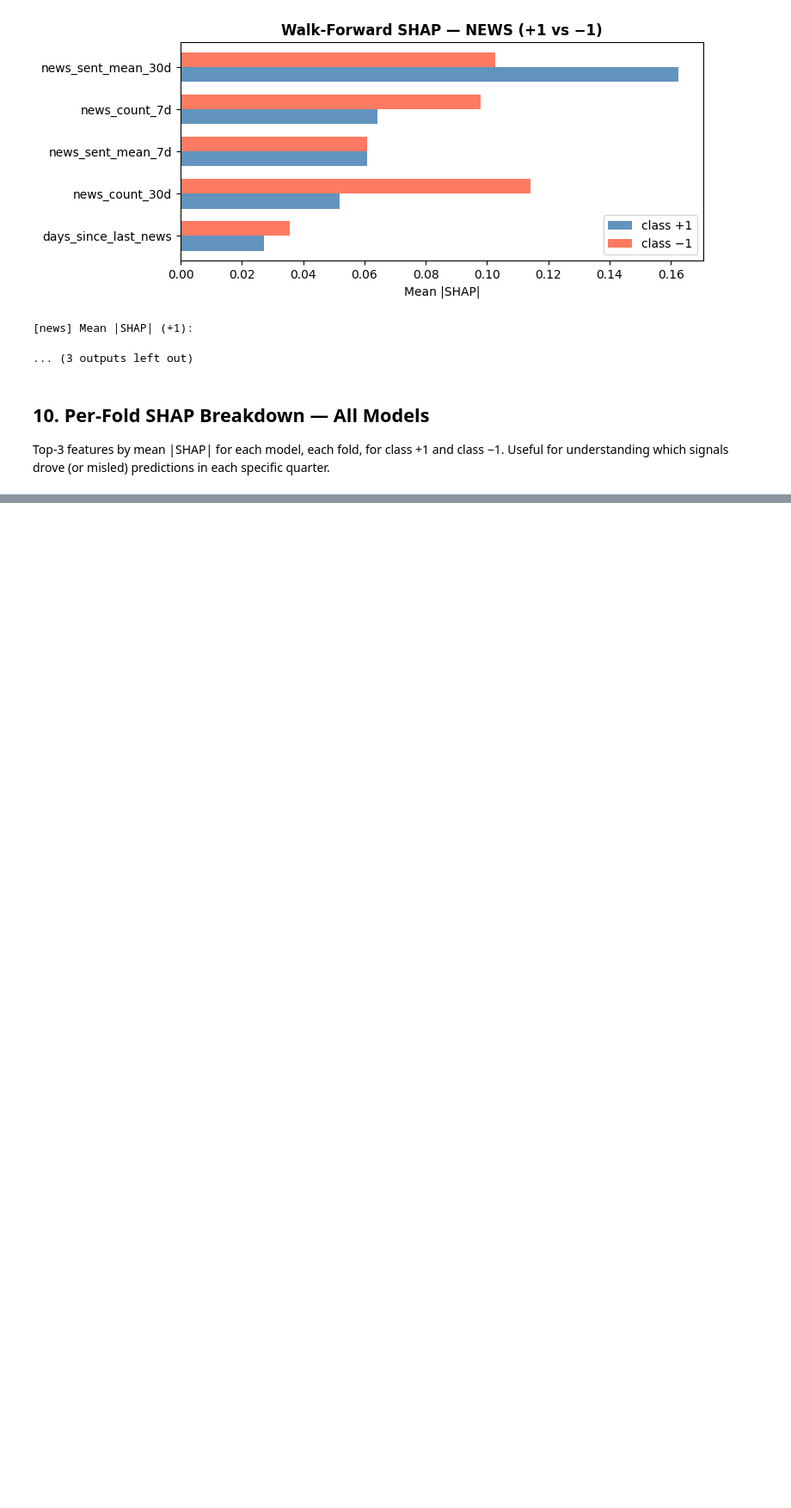
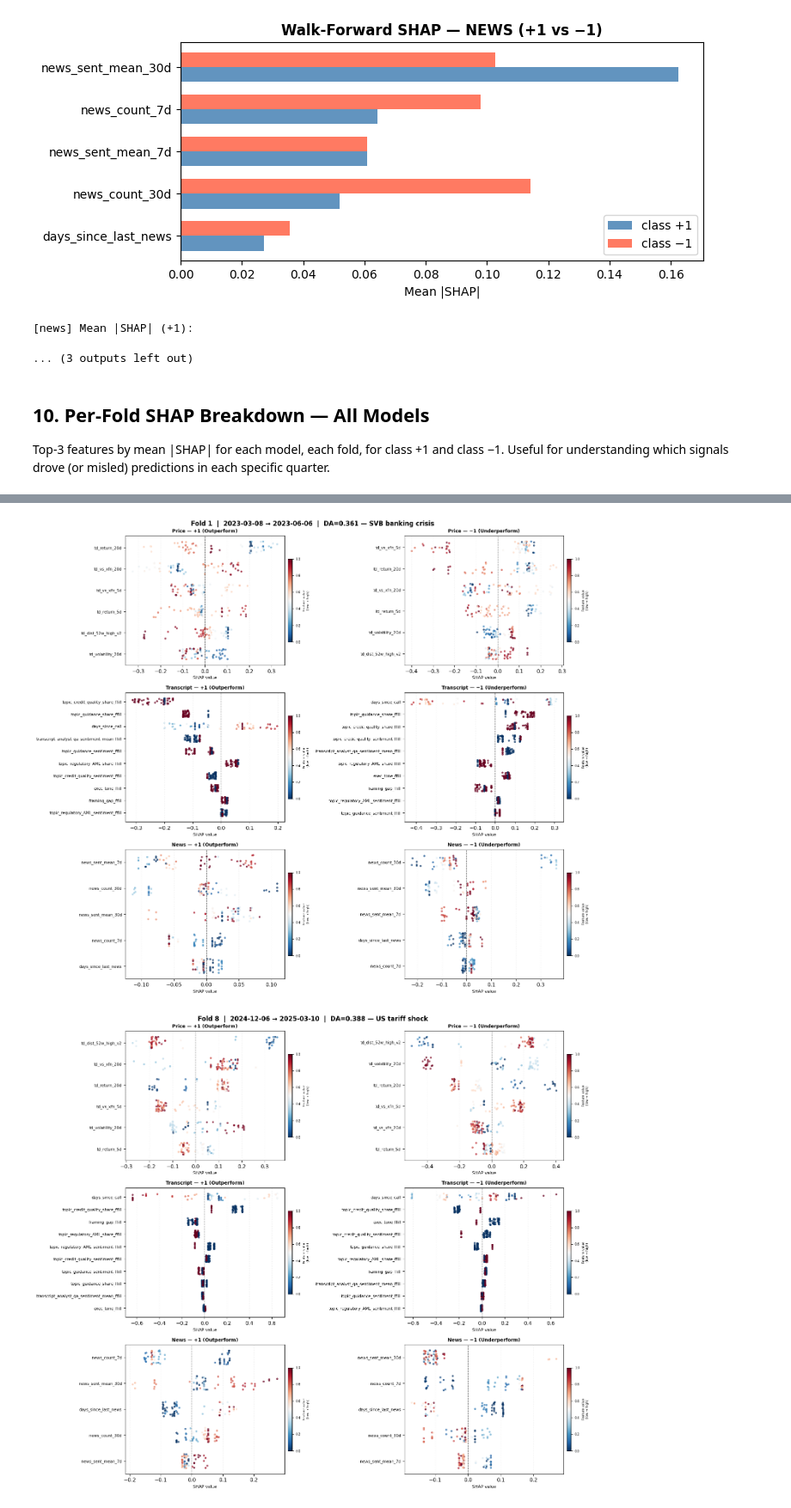
Before and after one commit to yanblu/AI_driven_company_and_stock_analysis, a Jupyter notebook: step3_predictive_model/final_model/notebooks/xgb_ensemble_v2_performance.ipynb, the cells around one changed output, grey strips where cells are left out. Shown at 86% size. Saved outputs shown, nothing was run; the diff lists cells and outputs as text; code cells hidden in the pictures; blank space fills up the shorter version.

```diff
--- a/step3_predictive_model/final_model/notebooks/xgb_ensemble_v2_performance.ipynb
+++ b/step3_predictive_model/final_model/notebooks/xgb_ensemble_v2_performance.ipynb
@@ -709,0 +725,65 @@ Fold  2  [2023-06-07 → 2023-09-06]  Ensemble DA=0.694
+# %%
+# Fold 1 & 8 — Per-Direction SHAP Summary Plots
+# For each fold: 3 models × 2 directions (beeswarm, coloured by feature value)
+
+import io, base64
+import numpy as np
+import matplotlib
+import matplotlib.pyplot as plt
+import shap
+
+FOLDS_OF_INTEREST = {
+    1: ('2021-02-25','2023-03-07','2023-03-08','2023-06-06','DA=0.361 — SVB banking crisis'),
+    8: ('2022-12-02','2024-12-05','2024-12-06','2025-03-10','DA=0.388 — US tariff shock'),
+}
+MAX_FEAT = 10
+CLS_PAIRS = [(2, '+1 (Outperform)'), (0, '\u22121 (Underperform)')]
+
+for fold_id, (tr_s, tr_e, te_s, te_e, label) in FOLDS_OF_INTEREST.items():
+    train_df = df[(df['date']>=tr_s)&(df['date']<=tr_e)].copy()
+    test_df  = df[(df['date']>=te_s)&(df['date']<=te_e)].copy()
+    n_test = len(test_df)
+    y_tr = np.where(train_df[TARGET].values>THRESHOLD, 2,
+                    np.where(train_df[TARGET].values<-THRESHOLD, 0, 1))
+    fig, axes = plt.subplots(3, 2, figsize=(15, 13))
+    fig.suptitle(f'Fold {fold_id}  |  {te_s} \u2192 {te_e}  |  {label}',
+                 fontsize=12, fontweight='bold')
+    for row, model_name in enumerate(model_names):
+        feats = ALL_FEATURES[model_name]
+        avail = [f for f in feats if f in df.columns]
+        X_tr = train_df[avail].fillna(0).values
+        X_te = test_df[avail].fillna(0).values
+        clf, *_ = fit_xgb(train_df, test_df, avail, BEST_PARAMS[model_name])
+        explainer = shap.TreeExplainer(clf)
+        raw = explainer.shap_values(X_te)
+        get_sv = (lambda ci: raw[:,:,ci]) if (isinstance(raw, np.ndarray) and raw.ndim==3) else (lambda ci: np.array(raw[ci]))
+        for col, (cls_idx, cls_label) in enumerate(CLS_PAIRS):
+            ax = axes[row][col]
+            sv = get_sv(cls_idx)
+            mean_abs = np.abs(sv).mean(axis=0)
+            top_idx = np.argsort(mean_abs)[::-1][:MAX_FEAT]
+            sv_top = sv[:, top_idx]; fv_top = X_te[:, top_idx]
+            feat_names_top = [avail[i] for i in top_idx]
+            n_shown = len(top_idx)
+            rng = np.random.default_rng(fold_id*100 + row*10 + col)
+            for fi in range(n_shown):
+                y_pos = n_shown - 1 - fi
+                sv_col = sv_top[:, fi]; fv_col = fv_top[:, fi]
+                vmin, vmax = np.nanpercentile(fv_col,5), np.nanpercentile(fv_col,95)
+                if vmax==vmin: vmax += 1e-9
+                c_norm = np.clip((fv_col-vmin)/(vmax-vmin), 0, 1)
+                jitter = rng.uniform(-0.28, 0.28, size=n_test)
+                ax.scatter(sv_col, np.full(n_test,y_pos)+jitter,
+                           c=c_norm, cmap='RdBu_r', vmin=0, vmax=1, s=14, alpha=0.75, linewidths=0)
+            ax.axvline(0, color='black', lw=0.9, ls='--', alpha=0.6)
+            ax.set_yticks(range(n_shown)); ax.set_yticklabels(feat_names_top[::-1], fontsize=7.5)
+            ax.set_xlabel('SHAP value', fontsize=8)
+            ax.set_title(f'{model_name.capitalize()} \u2014 {cls_label}', fontsize=9, fontweight='bold')
+            ax.grid(axis='x', alpha=0.25, ls=':')
+            sm = plt.cm.ScalarMappable(cmap='RdBu_r'); sm.set_array([])
+            cb = fig.colorbar(sm, ax=ax, fraction=0.025, pad=0.02)
+            cb.set_label('Feature value\n(low \u2192 high)', fontsize=6); cb.ax.tick_params(labelsize=6)
+    plt.tight_layout(); plt.show()
+# %% [output]
+[figure, added]
+[figure, added]
```
Also changed, not shown: parts of 9 cells of this notebook, 29 other files.
